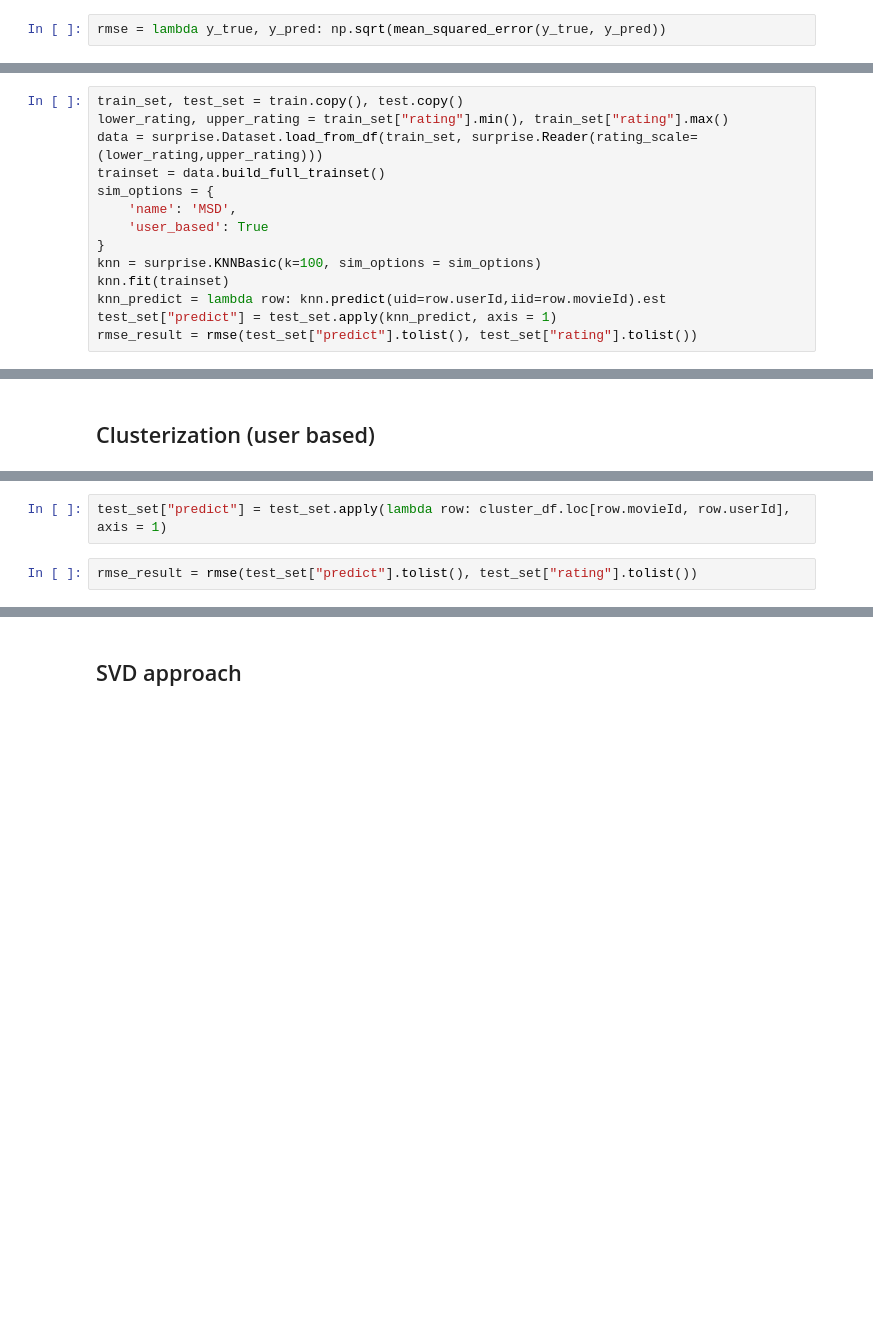
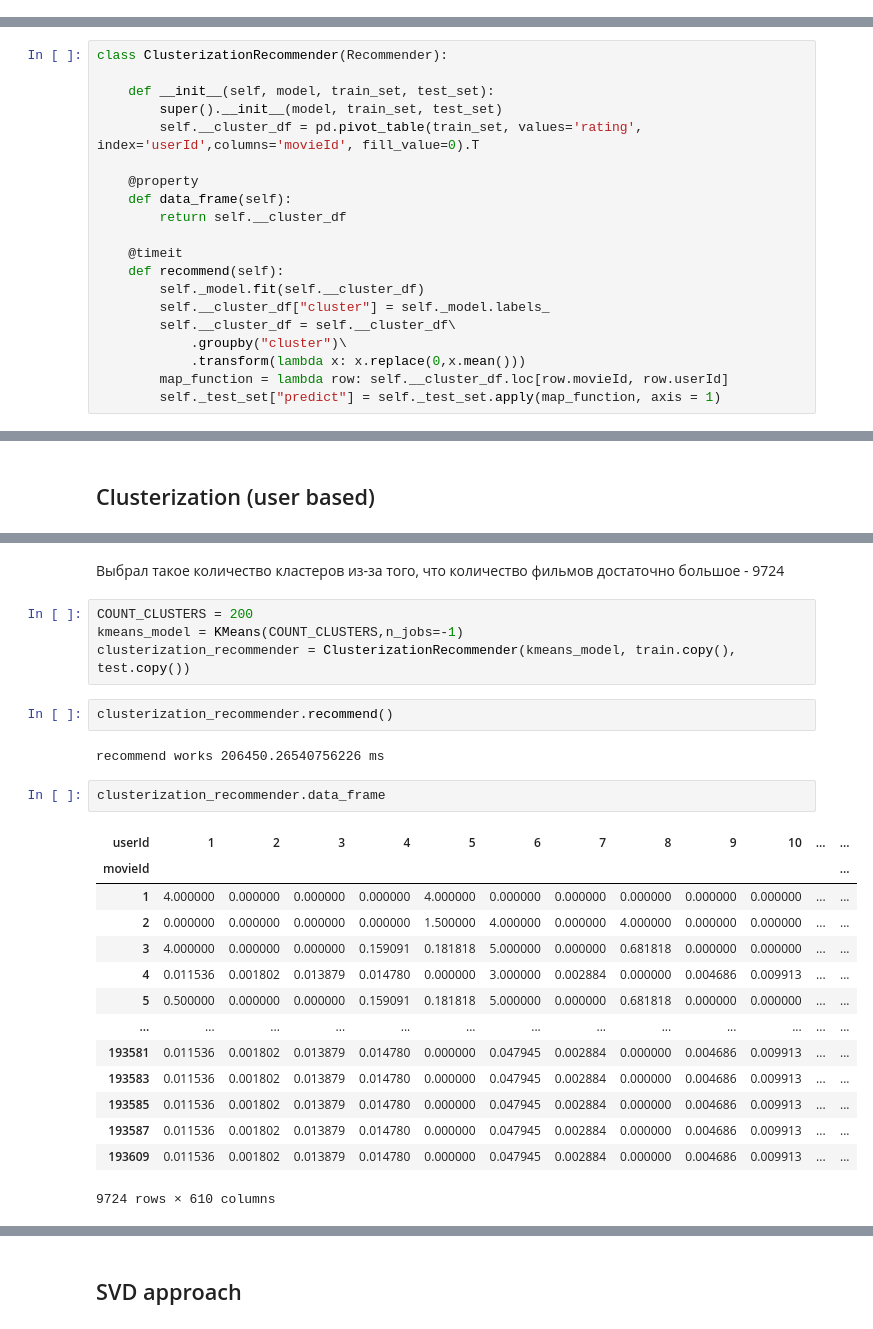
Before and after one commit to dep-810b-studs/books-recommendation-system, a Jupyter notebook: task_01.ipynb, the cells around one changed output, grey strips where cells are left out. Cells and saved outputs as stored; diff of their text form; blank space fills up the shorter version.

```diff
--- a/task_01.ipynb
+++ b/task_01.ipynb
@@ -14,2 +7,0 @@ import surprise
-# %%
-rmse = lambda y_true, y_pred: np.sqrt(mean_squared_error(y_true, y_pred))
@@ -45,14 +61,0 @@ from sklearn.base import BaseEstimator
-# %%
-train_set, test_set = train.copy(), test.copy()
-lower_rating, upper_rating = train_set["rating"].min(), train_set["rating"].max()
-data = surprise.Dataset.load_from_df(train_set, surprise.Reader(rating_scale=(lower_rating,upper_rating)))
-trainset = data.build_full_trainset()
-sim_options = {
-    'name': 'MSD',
-    'user_based': True
-}
-knn = surprise.KNNBasic(k=100, sim_options = sim_options)
-knn.fit(trainset)
-knn_predict = lambda row: knn.predict(uid=row.userId,iid=row.movieId).est
-test_set["predict"] = test_set.apply(knn_predict, axis = 1)
-rmse_result = rmse(test_set["predict"].tolist(), test_set["rating"].tolist())
@@ -61,0 +96,20 @@ Done computing similarity matrix.
+# %%
+class ClusterizationRecommender(Recommender):
+
+    def __init__(self, model, train_set, test_set):
+        super().__init__(model, train_set, test_set)
+        self.__cluster_df = pd.pivot_table(train_set, values='rating', index='userId',columns='movieId', fill_value=0).T
+
+    @property
+    def data_frame(self):
+        return self.__cluster_df
+
+    @timeit
+    def recommend(self):
+        self._model.fit(self.__cluster_df)
+        self.__cluster_df["cluster"] = self._model.labels_
+        self.__cluster_df = self.__cluster_df\
+            .groupby("cluster")\
+            .transform(lambda x: x.replace(0,x.mean()))
+        map_function = lambda row: self.__cluster_df.loc[row.movieId, row.userId]
+        self._test_set["predict"] = self._test_set.apply(map_function, axis = 1)
@@ -181,4 +151,27 @@ test_set
-# %%
-test_set["predict"] = test_set.apply(lambda row: cluster_df.loc[row.movieId, row.userId], axis = 1)
-# %%
-rmse_result = rmse(test_set["predict"].tolist(), test_set["rating"].tolist())
+# %% [markdown]
+Выбрал такое количество кластеров из-за того, что количество фильмов достаточно большое - 9724
+# %%
+COUNT_CLUSTERS = 200
+kmeans_model = KMeans(COUNT_CLUSTERS,n_jobs=-1)
+clusterization_recommender = ClusterizationRecommender(kmeans_model, train.copy(), test.copy())
+# %%
+clusterization_recommender.recommend()
+# %% [output]
+recommend works 206450.26540756226 ms
+# %%
+clusterization_recommender.data_frame
+# %% [output]
+| userId | 1 | 2 | 3 | 4 | 5 | 6 | 7 | 8 | 9 | 10 | ... | ... |
+| movieId |  |  |  |  |  |  |  |  |  |  |  | ... |
+| 1 | 4.000000 | 0.000000 | 0.000000 | 0.000000 | 4.000000 | 0.000000 | 0.000000 | 0.000000 | 0.000000 | 0.000000 | ... | ... |
+| 2 | 0.000000 | 0.000000 | 0.000000 | 0.000000 | 1.500000 | 4.000000 | 0.000000 | 4.000000 | 0.000000 | 0.000000 | ... | ... |
+| 3 | 4.000000 | 0.000000 | 0.000000 | 0.159091 | 0.181818 | 5.000000 | 0.000000 | 0.681818 | 0.000000 | 0.000000 | ... | ... |
+| 4 | 0.011536 | 0.001802 | 0.013879 | 0.014780 | 0.000000 | 3.000000 | 0.002884 | 0.000000 | 0.004686 | 0.009913 | ... | ... |
+| 5 | 0.500000 | 0.000000 | 0.000000 | 0.159091 | 0.181818 | 5.000000 | 0.000000 | 0.681818 | 0.000000 | 0.000000 | ... | ... |
+| ... | ... | ... | ... | ... | ... | ... | ... | ... | ... | ... | ... | ... |
+| 193581 | 0.011536 | 0.001802 | 0.013879 | 0.014780 | 0.000000 | 0.047945 | 0.002884 | 0.000000 | 0.004686 | 0.009913 | ... | ... |
+| 193583 | 0.011536 | 0.001802 | 0.013879 | 0.014780 | 0.000000 | 0.047945 | 0.002884 | 0.000000 | 0.004686 | 0.009913 | ... | ... |
+| 193585 | 0.011536 | 0.001802 | 0.013879 | 0.014780 | 0.000000 | 0.047945 | 0.002884 | 0.000000 | 0.004686 | 0.009913 | ... | ... |
+| 193587 | 0.011536 | 0.001802 | 0.013879 | 0.014780 | 0.000000 | 0.047945 | 0.002884 | 0.000000 | 0.004686 | 0.009913 | ... | ... |
+| 193609 | 0.011536 | 0.001802 | 0.013879 | 0.014780 | 0.000000 | 0.047945 | 0.002884 | 0.000000 | 0.004686 | 0.009913 | ... | ... |
+9724 rows × 610 columns
```
Also changed, not shown: parts of 37 cells of this notebook.
